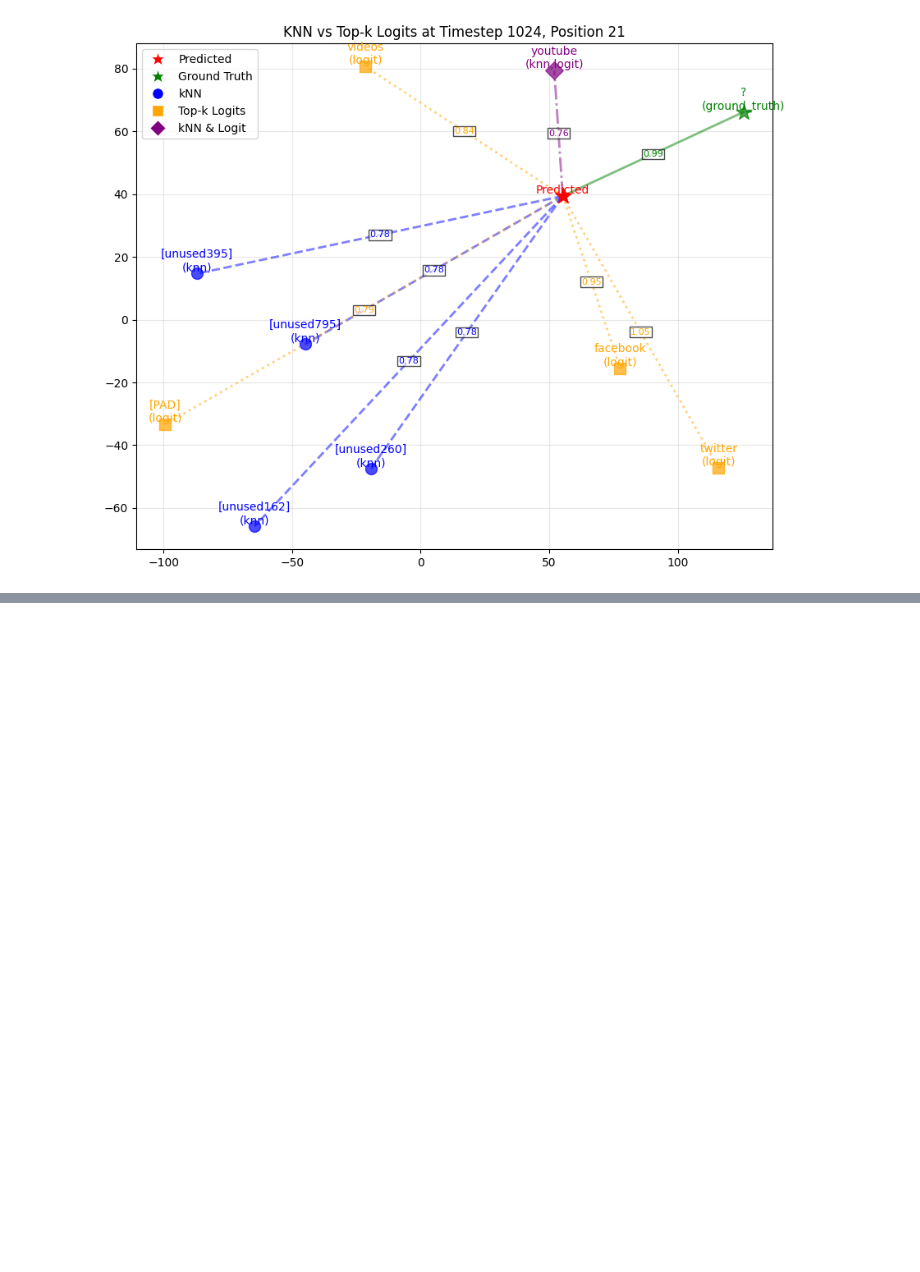
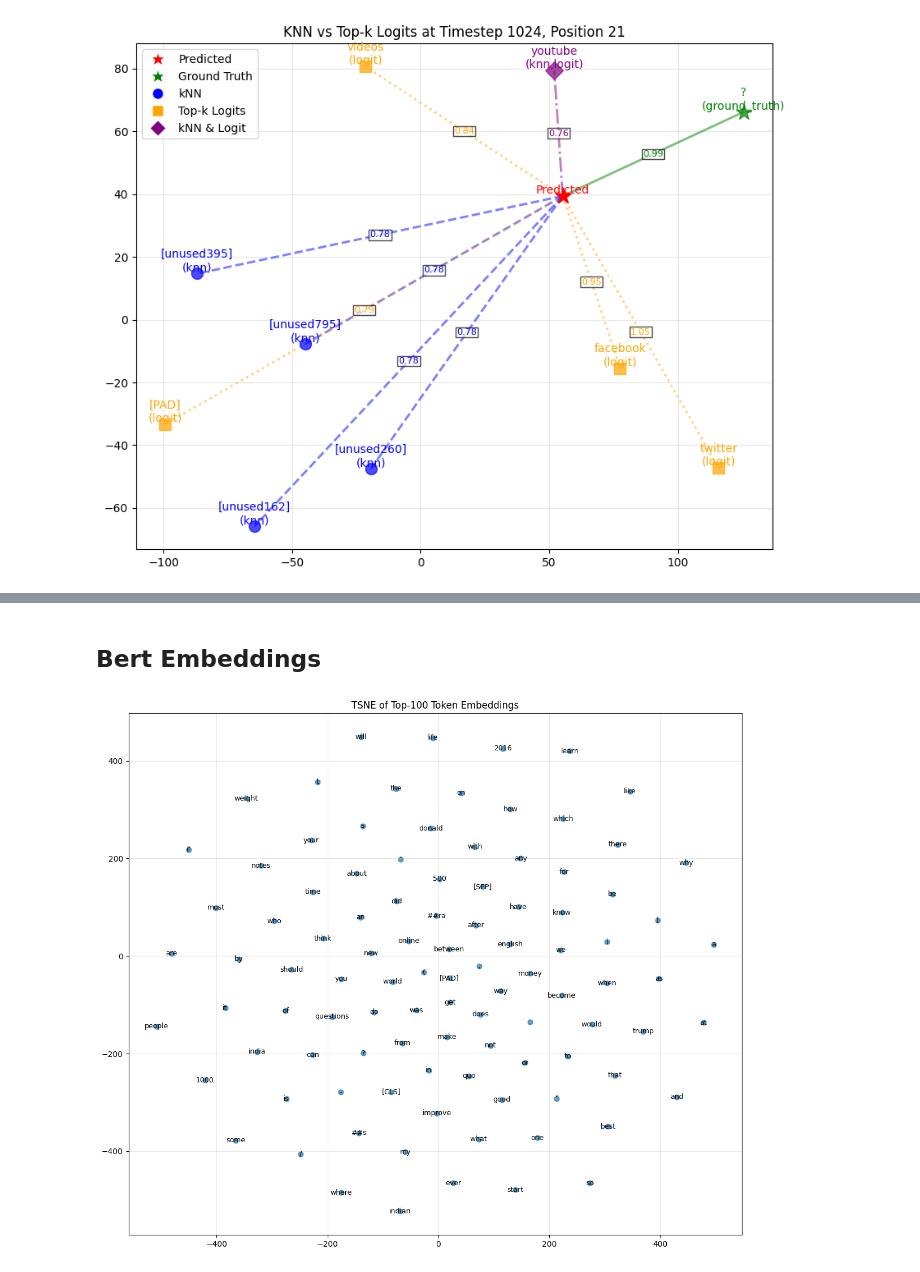
Before and after one commit to jwarczynski/ShortcutFM, a Jupyter notebook: notebooks/token_analysis_example.ipynb, the cells around one changed output, grey strips where cells are left out. Saved outputs shown, nothing was run; the diff lists cells and outputs as text; code cells hidden in the pictures; blank space fills up the shorter version.

```diff
--- a/notebooks/token_analysis_example.ipynb
+++ b/notebooks/token_analysis_example.ipynb
@@ -633,0 +663,17 @@ for pos in range(1, 10):
+# %% [markdown]
+## Bert Embeddings
+# %%
+from transformers import AutoConfig, BertModel, ModernBertModel
+
+bert_config = AutoConfig.from_pretrained("bert-base-uncased")
+
+bert_base = BertModel(bert_config)
+with torch.no_grad():
+    bert_embeddings_weights = bert_base.embeddings.word_embeddings.weight
+    token_ids_tensor = torch.tensor(token_ids, device=bert_embeddings_weights.device)
+    bert_embeddings = bert_embeddings_weights[token_ids_tensor]
+    bert_embeddings = bert_embeddings.detach().cpu()
+
+plot_token_embeddings_2d(bert_embeddings, token_texts, method='tsne')  # or method='umap'
+# %% [output]
+[figure, added]
```
Also changed, not shown: parts of 6 cells of this notebook, 2 other files.
